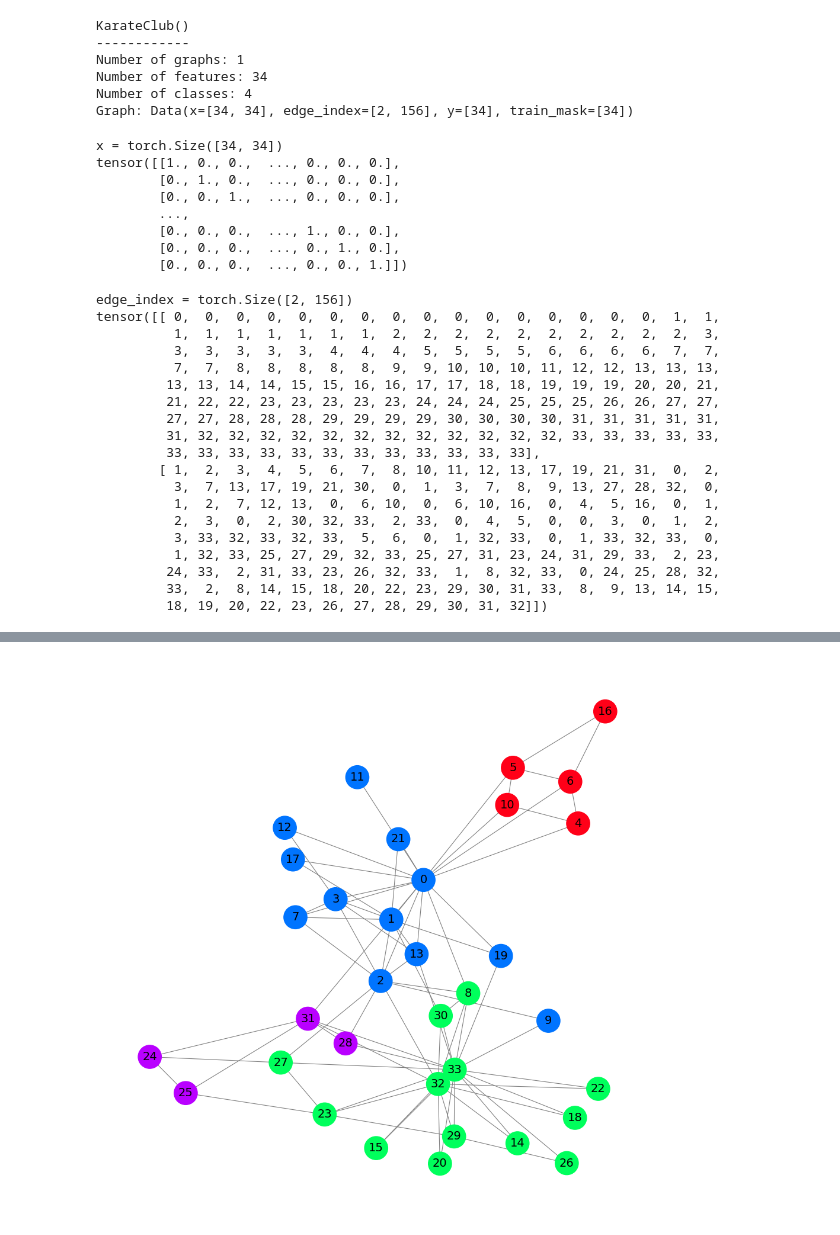
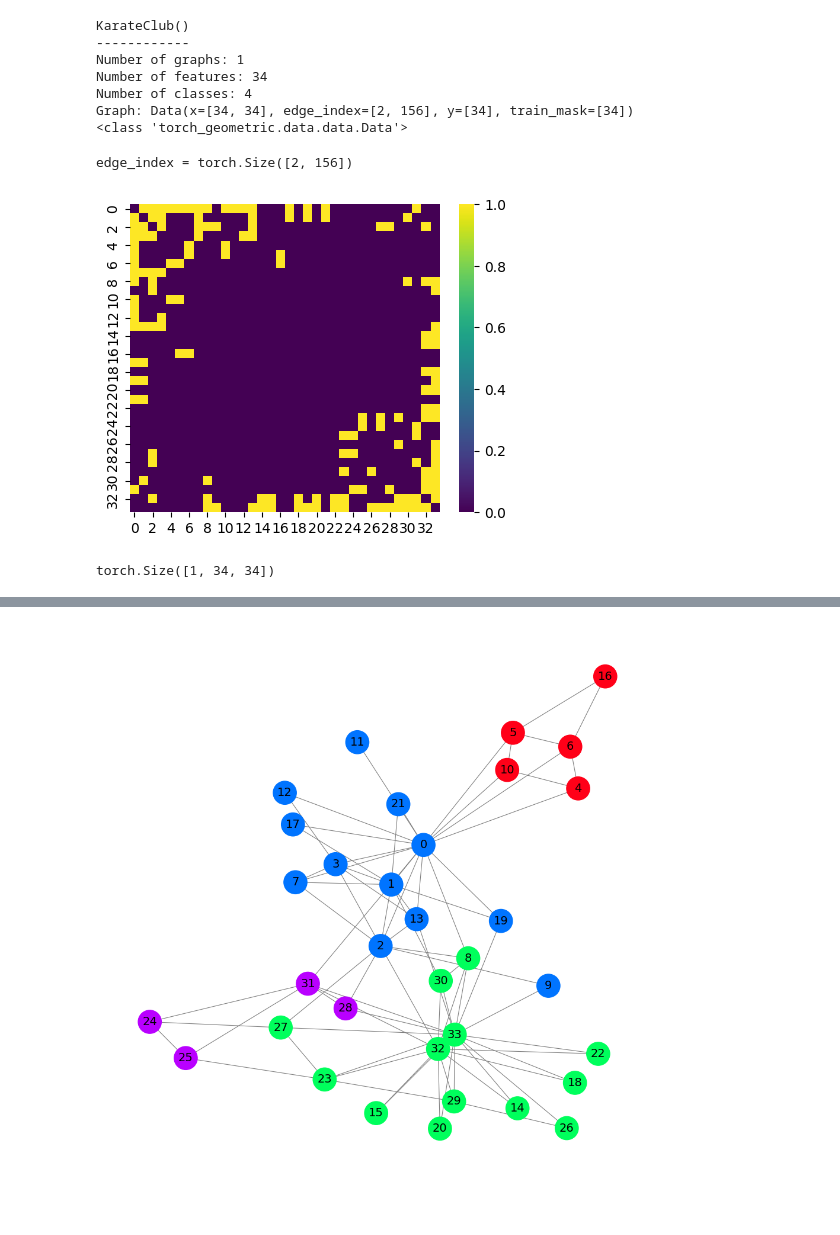
Before and after one commit to filipebcsilva/GCN-TUTORIAL, a Jupyter notebook: karate_club DGCN.ipynb, the cells around one changed output, grey strips where cells are left out. Saved outputs shown, nothing was run; the diff lists cells and outputs as text; code cells hidden in the pictures.

```diff
--- a/karate_club DGCN.ipynb
+++ b/karate_club DGCN.ipynb
@@ -18,6 +19,8 @@ print(f'Number of classes: {dataset.num_classes}')
 
 # Print first element
 print(f'Graph: {dataset[0]}')
+data = dataset[0]
+print(type(data))
 # %% [output]
 KarateClub()
 ------------
@@ -25,40 +28,17 @@ Number of graphs: 1
 Number of features: 34
 Number of classes: 4
 Graph: Data(x=[34, 34], edge_index=[2, 156], y=[34], train_mask=[34])
+<class 'torch_geometric.data.data.Data'>
-# %%
-data = dataset[0]
-
-print(f'x = {data.x.shape}')
-print(data.x)
-# %% [output]
-x = torch.Size([34, 34])
-tensor([[1., 0., 0.,  ..., 0., 0., 0.],
-        [0., 1., 0.,  ..., 0., 0., 0.],
-        [0., 0., 1.,  ..., 0., 0., 0.],
-        ...,
-        [0., 0., 0.,  ..., 1., 0., 0.],
-        [0., 0., 0.,  ..., 0., 1., 0.],
-        [0., 0., 0.,  ..., 0., 0., 1.]])
 # %%
+from torch_geometric.utils import to_dense_adj
 print(f'edge_index = {data.edge_index.shape}')
-print(data.edge_index)
+adj = to_dense_adj(data.edge_index)
+
+plt.figure(figsize=(5, 4))
+sns.heatmap(adj.squeeze(0), cmap="viridis", vmin=0, vmax=1)
+plt.show()
+print(adj.shape)
 # %% [output]
 edge_index = torch.Size([2, 156])
-tensor([[ 0,  0,  0,  0,  0,  0,  0,  0,  0,  0,  0,  0,  0,  0,  0,  0,  1,  1,
-          1,  1,  1,  1,  1,  1,  1,  2,  2,  2,  2,  2,  2,  2,  2,  2,  2,  3,
-          3,  3,  3,  3,  3,  4,  4,  4,  5,  5,  5,  5,  6,  6,  6,  6,  7,  7,
-          7,  7,  8,  8,  8,  8,  8,  9,  9, 10, 10, 10, 11, 12, 12, 13, 13, 13,
-         13, 13, 14, 14, 15, 15, 16, 16, 17, 17, 18, 18, 19, 19, 19, 20, 20, 21,
-         21, 22, 22, 23, 23, 23, 23, 23, 24, 24, 24, 25, 25, 25, 26, 26, 27, 27,
-         27, 27, 28, 28, 28, 29, 29, 29, 29, 30, 30, 30, 30, 31, 31, 31, 31, 31,
-         31, 32, 32, 32, 32, 32, 32, 32, 32, 32, 32, 32, 32, 33, 33, 33, 33, 33,
-         33, 33, 33, 33, 33, 33, 33, 33, 33, 33, 33, 33],
-        [ 1,  2,  3,  4,  5,  6,  7,  8, 10, 11, 12, 13, 17, 19, 21, 31,  0,  2,
-          3,  7, 13, 17, 19, 21, 30,  0,  1,  3,  7,  8,  9, 13, 27, 28, 32,  0,
-          1,  2,  7, 12, 13,  0,  6, 10,  0,  6, 10, 16,  0,  4,  5, 16,  0,  1,
-          2,  3,  0,  2, 30, 32, 33,  2, 33,  0,  4,  5,  0,  0,  3,  0,  1,  2,
-          3, 33, 32, 33, 32, 33,  5,  6,  0,  1, 32, 33,  0,  1, 33, 32, 33,  0,
-          1, 32, 33, 25, 27, 29, 32, 33, 25, 27, 31, 23, 24, 31, 29, 33,  2, 23,
-         24, 33,  2, 31, 33, 23, 26, 32, 33,  1,  8, 32, 33,  0, 24, 25, 28, 32,
-         33,  2,  8, 14, 15, 18, 20, 22, 23, 29, 30, 31, 33,  8,  9, 13, 14, 15,
-         18, 19, 20, 22, 23, 26, 27, 28, 29, 30, 31, 32]])
+[figure, added]
+torch.Size([1, 34, 34])
```
Also changed, not shown: parts of 11 cells of this notebook, 1 other file.
